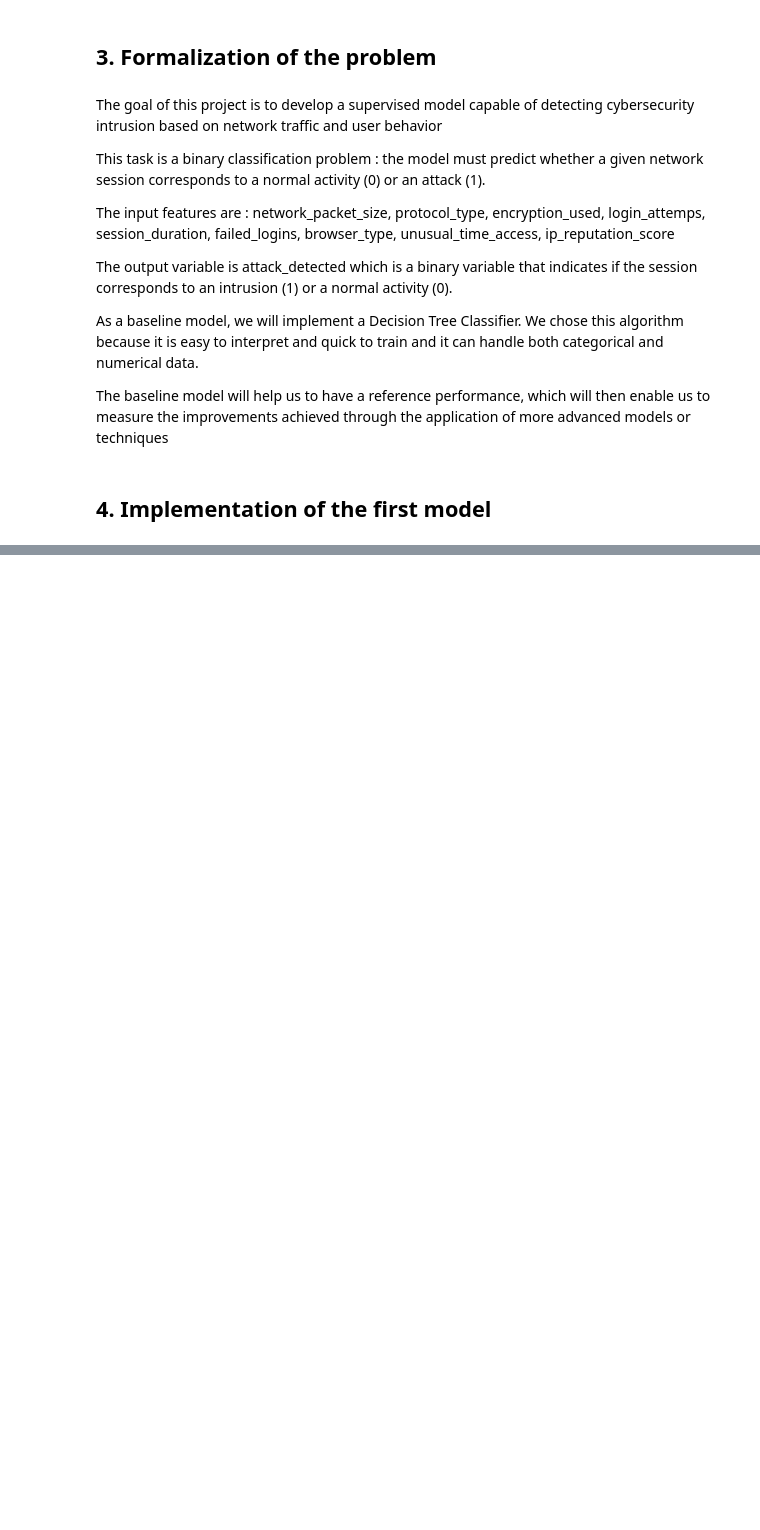
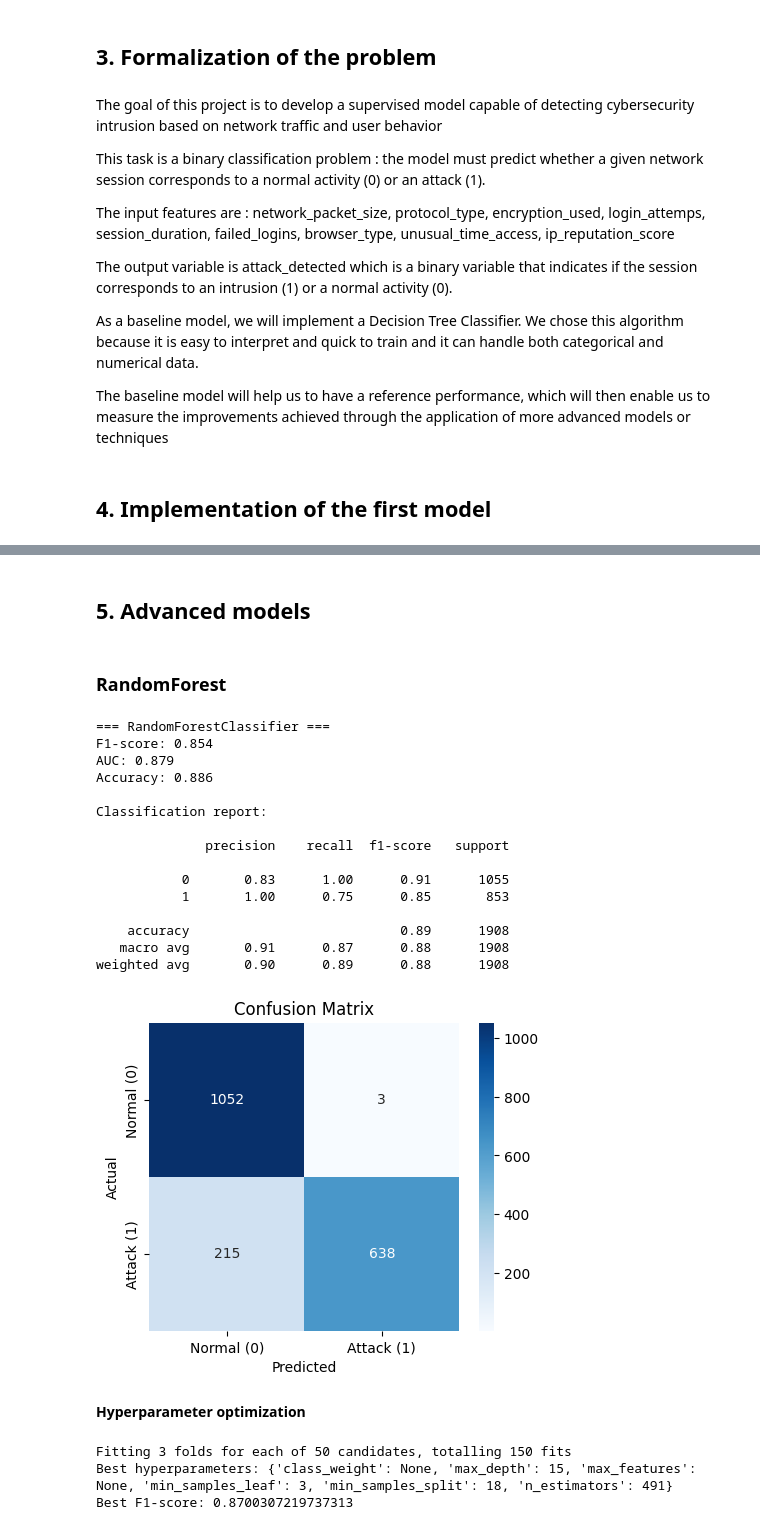
Before and after one commit to manGjv/Cybersecurity-Intrusion-Detection, a Jupyter notebook: project.ipynb, the cells around one changed output, grey strips where cells are left out. Saved outputs shown, nothing was run; the diff lists cells and outputs as text; code cells hidden in the pictures; blank space fills up the shorter version.

Commit message:
add random forest + hyperparameter optimization

```diff
--- a/project.ipynb
+++ b/project.ipynb
@@ -505,0 +522,66 @@ weighted avg       0.90      0.88      0.88      1908
+# %% [markdown]
+## 5. Advanced models
+# %% [markdown]
+### RandomForest
+# %%
+model_random_forest = RandomForestClassifier(
+    n_estimators=200,
+    max_depth=None,
+    random_state=42
+)
+
+train_and_evaluate_model(model_random_forest, X_train, y_train, X_test, y_test)
+# %% [output]
+=== RandomForestClassifier ===
+F1-score: 0.854
+AUC: 0.879
+Accuracy: 0.886
+
+Classification report:
+
+              precision    recall  f1-score   support
+
+           0       0.83      1.00      0.91      1055
+           1       1.00      0.75      0.85       853
+
+    accuracy                           0.89      1908
+   macro avg       0.91      0.87      0.88      1908
+weighted avg       0.90      0.89      0.88      1908
+[figure, added]
+# %% [markdown]
+**Hyperparameter optimization**
+# %%
+from sklearn.model_selection import RandomizedSearchCV
+from scipy.stats import randint, uniform
+
+param_dist = {
+    'n_estimators': randint(100, 500),
+    'max_depth': [None] + list(range(5, 30)),
+    'min_samples_split': randint(2, 20),
+    'min_samples_leaf': randint(1, 10),
+    'max_features': ['sqrt', 'log2', None],
+    'class_weight': [None, 'balanced', 'balanced_subsample']
+}
+
+rf = RandomForestClassifier(random_state=42)
+
+# Randomized search
+random_search = RandomizedSearchCV(
+    rf,
+    param_distributions=param_dist,
+    n_iter=50,
+    scoring='f1',
+    cv=3,
+    verbose=2,
+    n_jobs=-1,
+    random_state=42
+)
+
+random_search.fit(X_train, y_train)
+
+print("Best hyperparameters:", random_search.best_params_)
+print("Best F1-score:", random_search.best_score_)
+# %% [output]
+Fitting 3 folds for each of 50 candidates, totalling 150 fits
+Best hyperparameters: {'class_weight': None, 'max_depth': 15, 'max_features': None, 'min_samples_leaf': 3, 'min_samples_split': 18, 'n_estimators': 491}
+Best F1-score: 0.8700307219737313
```
Also changed, not shown: parts of 18 cells of this notebook.
